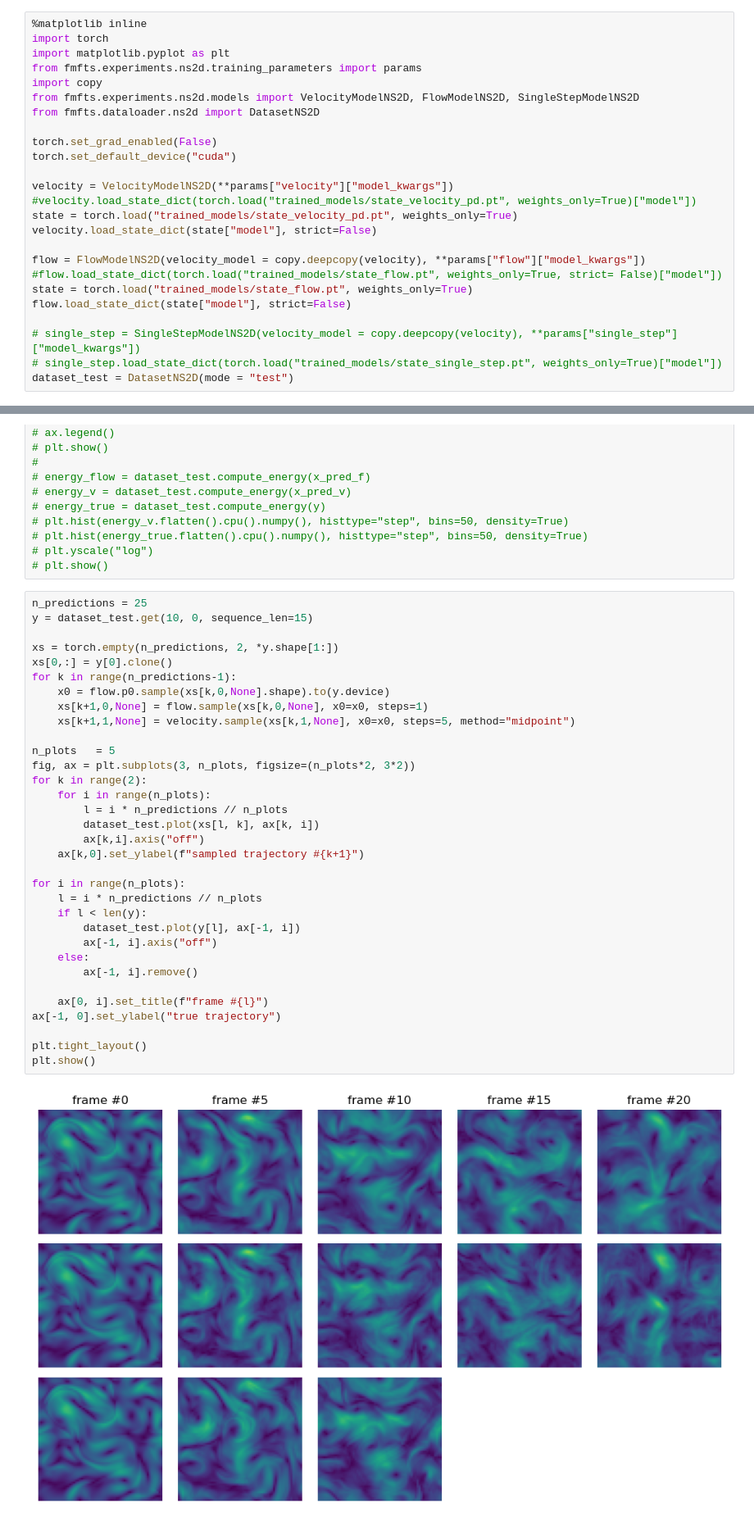
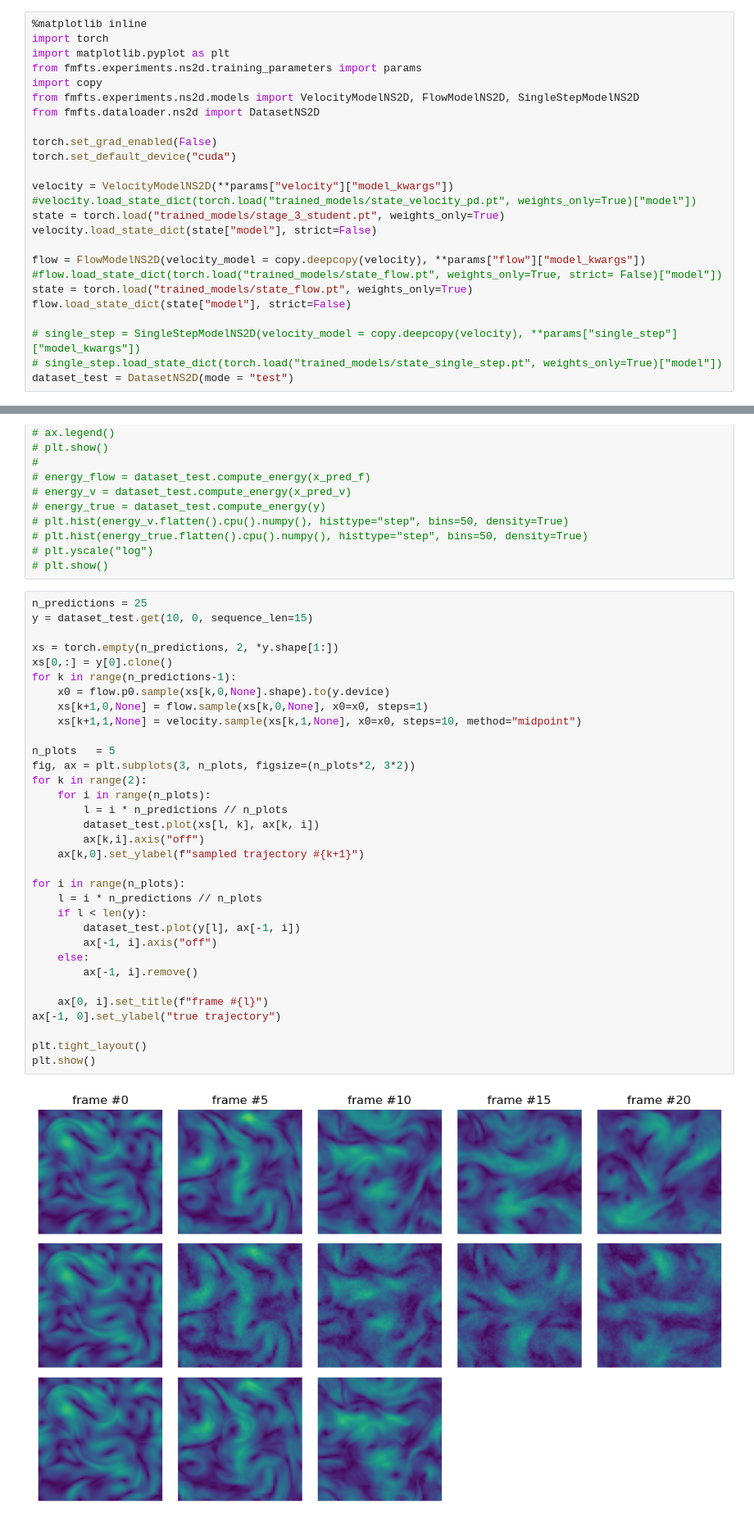
Before and after one commit to graps1/flow-matching-for-time-series, a Jupyter notebook: src/fmfts/experiments/ns2d/visualization_vpd.ipynb, the cells around one changed output, grey strips where cells are left out. Shown at 82% size. Drawn from its saved outputs; the diff is of its cells as text.

```diff
--- a/src/fmfts/experiments/ns2d/visualization_vpd.ipynb
+++ b/src/fmfts/experiments/ns2d/visualization_vpd.ipynb
@@ -12,7 +12,7 @@ torch.set_default_device("cuda")
 
 velocity = VelocityModelNS2D(**params["velocity"]["model_kwargs"])
 #velocity.load_state_dict(torch.load("trained_models/state_velocity_pd.pt", weights_only=True)["model"])
-state = torch.load("trained_models/state_velocity_pd.pt", weights_only=True)
+state = torch.load("trained_models/stage_3_student.pt", weights_only=True)
 velocity.load_state_dict(state["model"], strict=False)
 
 flow = FlowModelNS2D(velocity_model = copy.deepcopy(velocity), **params["flow"]["model_kwargs"])
@@ -80,35 +85,35 @@ y = dataset_test.get(10, 0, sequence_len=15)
 
 xs = torch.empty(n_predictions, 2, *y.shape[1:])
 xs[0,:] = y[0].clone()
 for k in range(n_predictions-1):
     x0 = flow.p0.sample(xs[k,0,None].shape).to(y.device)
     xs[k+1,0,None] = flow.sample(xs[k,0,None], x0=x0, steps=1)
-    xs[k+1,1,None] = velocity.sample(xs[k,1,None], x0=x0, steps=5, method="midpoint")
+    xs[k+1,1,None] = velocity.sample(xs[k,1,None], x0=x0, steps=10, method="midpoint")
 
 n_plots   = 5
 fig, ax = plt.subplots(3, n_plots, figsize=(n_plots*2, 3*2))
 for k in range(2):
     for i in range(n_plots):
         l = i * n_predictions // n_plots
         dataset_test.plot(xs[l, k], ax[k, i])
         ax[k,i].axis("off")
     ax[k,0].set_ylabel(f"sampled trajectory #{k+1}")
 
 for i in range(n_plots):
     l = i * n_predictions // n_plots
     if l < len(y):
         dataset_test.plot(y[l], ax[-1, i])
         ax[-1, i].axis("off")
     else:
         ax[-1, i].remove()
 
     ax[0, i].set_title(f"frame #{l}")
 ax[-1, 0].set_ylabel("true trajectory")
 
 plt.tight_layout()
 plt.show()
 # %% [output]
-[figure, old version]
+[figure, new version]
 # %%
 from fmfts.utils.loss_fn import sobolev
 
```
Also changed, not shown: parts of 3 cells of this notebook, 57 other files.
